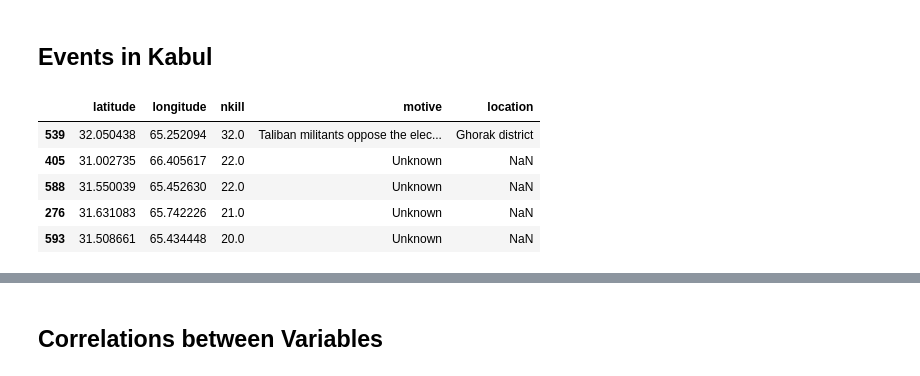
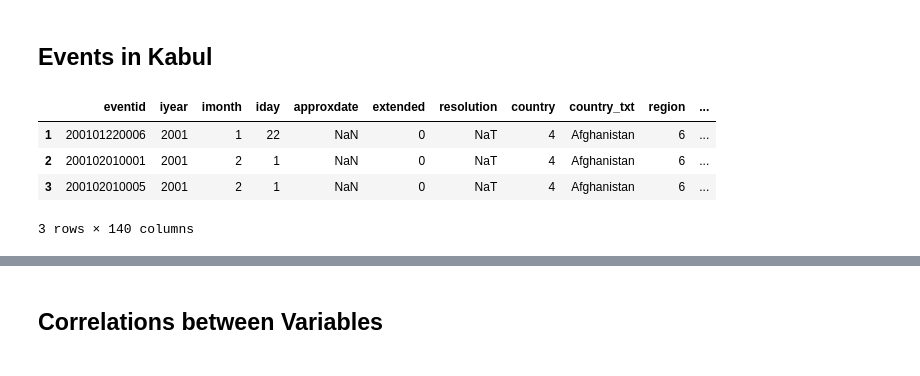
Before and after one commit to OdinProjectI/ODIN, a Jupyter notebook: WarInAfghanistan2001_2006.ipynb, the cells around one changed output, grey strips where cells are left out. Cells and saved outputs as stored; diff of their text form; code cells hidden in the pictures.

Commit message:
Explore events in Kabul, Afg  during (2001 - 2006) conflicts

```diff
--- a/WarInAfghanistan2001_2006.ipynb
+++ b/WarInAfghanistan2001_2006.ipynb
@@ -520,11 +543,12 @@ plt.tight_layout()
 # %% [markdown]
 ## **Events in Kabul**
 # %%
-kandahar_df.sort_values(by='nkill', ascending=False).head(5)[['latitude', 'longitude', 'nkill', 'motive', 'location']]
+kabul_df:  'DataFrame' = salvo_df.query("provstate == 'Kabul' ")
+kabul_df = kabul_df.drop(kabul_df.columns.tolist()[0], axis=1)
+kabul_df.head(3)
 # %% [output]
-|  | latitude | longitude | nkill | motive | location |
-| 539 | 32.050438 | 65.252094 | 32.0 | Taliban militants oppose the elec... | Ghorak district |
-| 405 | 31.002735 | 66.405617 | 22.0 | Unknown | NaN |
-| 588 | 31.550039 | 65.452630 | 22.0 | Unknown | NaN |
-| 276 | 31.631083 | 65.742226 | 21.0 | Unknown | NaN |
-| 593 | 31.508661 | 65.434448 | 20.0 | Unknown | NaN |
+|  | eventid | iyear | imonth | iday | approxdate | extended | resolution | country | country_txt | region | ... |
+| 1 | 200101220006 | 2001 | 1 | 22 | NaN | 0 | NaT | 4 | Afghanistan | 6 | ... |
+| 2 | 200102010001 | 2001 | 2 | 1 | NaN | 0 | NaT | 4 | Afghanistan | 6 | ... |
+| 3 | 200102010005 | 2001 | 2 | 1 | NaN | 0 | NaT | 4 | Afghanistan | 6 | ... |
+3 rows × 140 columns
```
Also changed, not shown: parts of 12 cells of this notebook.
